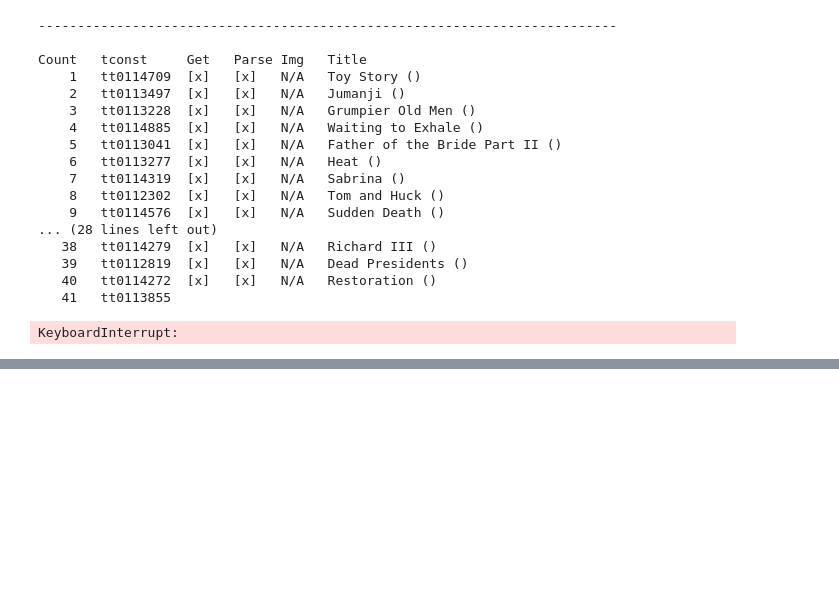
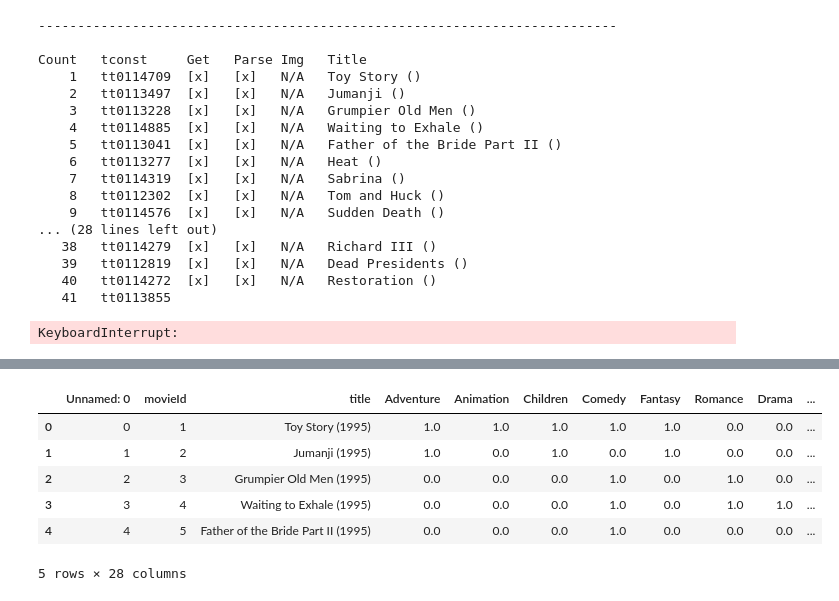
Before and after one commit to WaimenMak/Recomender-System, a Jupyter notebook: scraping/scrapeScript.ipynb, the cells around one changed output, grey strips where cells are left out. Drawn from its saved outputs; the diff is of its cells as text; code cells hidden in the pictures; blank space fills up the shorter version.

```diff
--- a/scraping/scrapeScript.ipynb
+++ b/scraping/scrapeScript.ipynb
@@ -458,3 +458,6 @@ Count   tconst     Get   Parse Img   Title
    40   tt0114272  [x]   [x]   N/A   Restoration ()
    41   tt0113855
 KeyboardInterrupt:
+# %%
+oldDataframe = pd.read_csv("../oldData/movie_info.csv",delimiter=",")
+newDataframe = pd.read_csv("../data/movie_info_new.csv",delimiter=",")
@@ -460,0 +474,10 @@ KeyboardInterrupt:
+# %%
+newDataframe.head()
+# %% [output]
+|  | Unnamed: 0 | movieId | title | Adventure | Animation | Children | Comedy | Fantasy | Romance | Drama | ... |
+| 0 | 0 | 1 | Toy Story (1995) | 1.0 | 1.0 | 1.0 | 1.0 | 1.0 | 0.0 | 0.0 | ... |
+| 1 | 1 | 2 | Jumanji (1995) | 1.0 | 0.0 | 1.0 | 0.0 | 1.0 | 0.0 | 0.0 | ... |
+| 2 | 2 | 3 | Grumpier Old Men (1995) | 0.0 | 0.0 | 0.0 | 1.0 | 0.0 | 1.0 | 0.0 | ... |
+| 3 | 3 | 4 | Waiting to Exhale (1995) | 0.0 | 0.0 | 0.0 | 1.0 | 0.0 | 1.0 | 1.0 | ... |
+| 4 | 4 | 5 | Father of the Bride Part II (1995) | 0.0 | 0.0 | 0.0 | 1.0 | 0.0 | 0.0 | 0.0 | ... |
+5 rows × 28 columns
```
Also changed, not shown: parts of 5 cells of this notebook, 2 other files.
